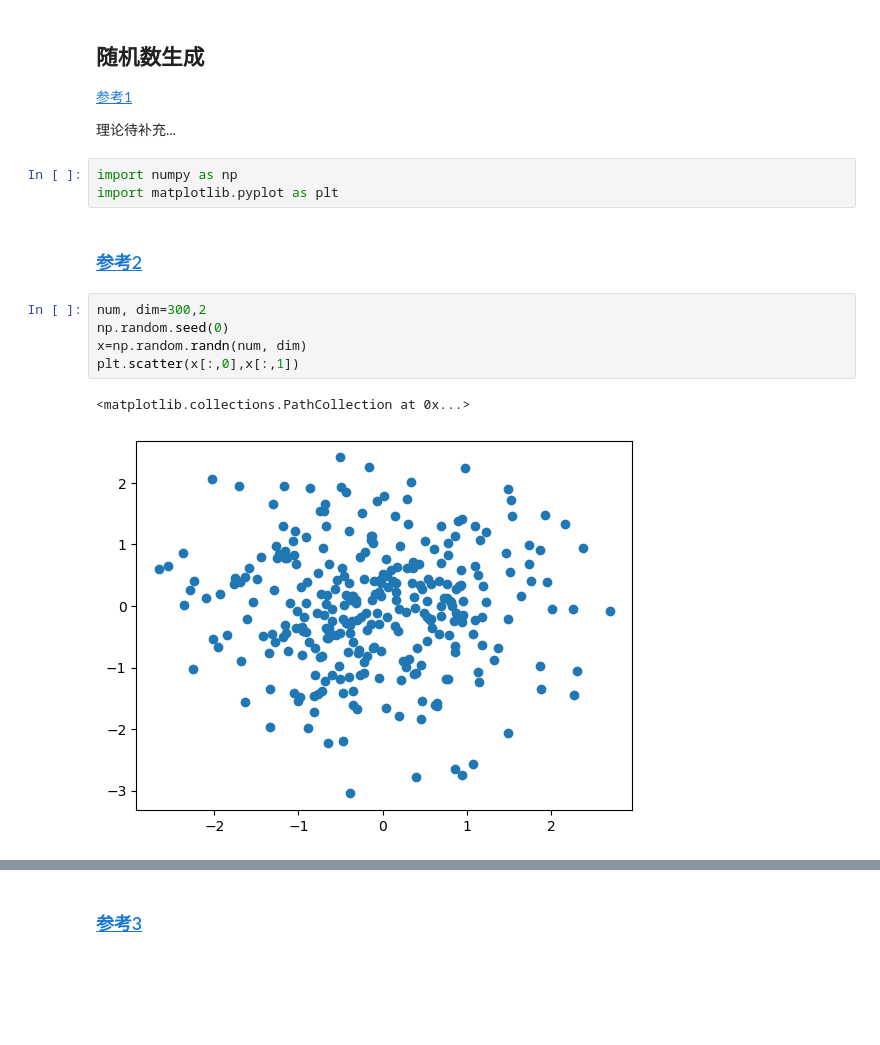
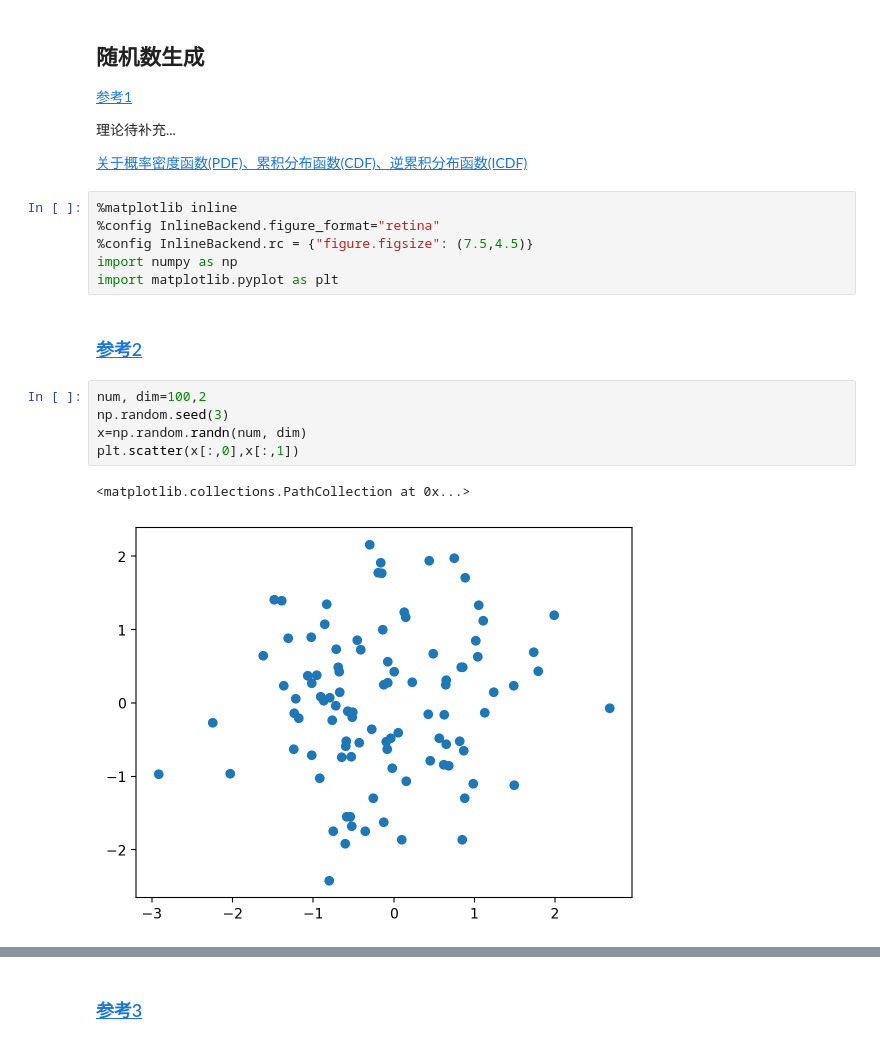
Before and after one commit to lon91ong/python, a Jupyter notebook: Jupyter/随机数.ipynb, the cells around one changed output, grey strips where cells are left out. Saved outputs shown, nothing was run; the diff lists cells and outputs as text; blank space fills up the shorter version.

```diff
--- a/Jupyter/随机数.ipynb
+++ b/Jupyter/随机数.ipynb
@@ -4,19 +4,24 @@
 [参考1](https://www.cnblogs.com/liangxuran/p/15897306.html)
 
 理论待补充...
+
+[关于概率密度函数(PDF)、累积分布函数(CDF)、逆累积分布函数(ICDF)](https://zhuanlan.zhihu.com/p/146384435)
 # %%
+%matplotlib inline
+%config InlineBackend.figure_format="retina"
+%config InlineBackend.rc = {"figure.figsize": (7.5,4.5)}
 import numpy as np
 import matplotlib.pyplot as plt
 # %% [markdown]
 ### [参考2](https://zhuanlan.zhihu.com/p/38704136)
 # %%
-num, dim=300,2
-np.random.seed(0)
+num, dim=100,2
+np.random.seed(3)
 x=np.random.randn(num, dim)
 plt.scatter(x[:,0],x[:,1])
 # %% [output]
 <matplotlib.collections.PathCollection at 0x...>
-[figure, old version]
+[figure, new version]
 # %%
 C=[[0.3535,0.6364],[0.3535,0.6364]]
 W = [0.4,0.7]
```
Also changed, not shown: parts of 7 cells of this notebook.
